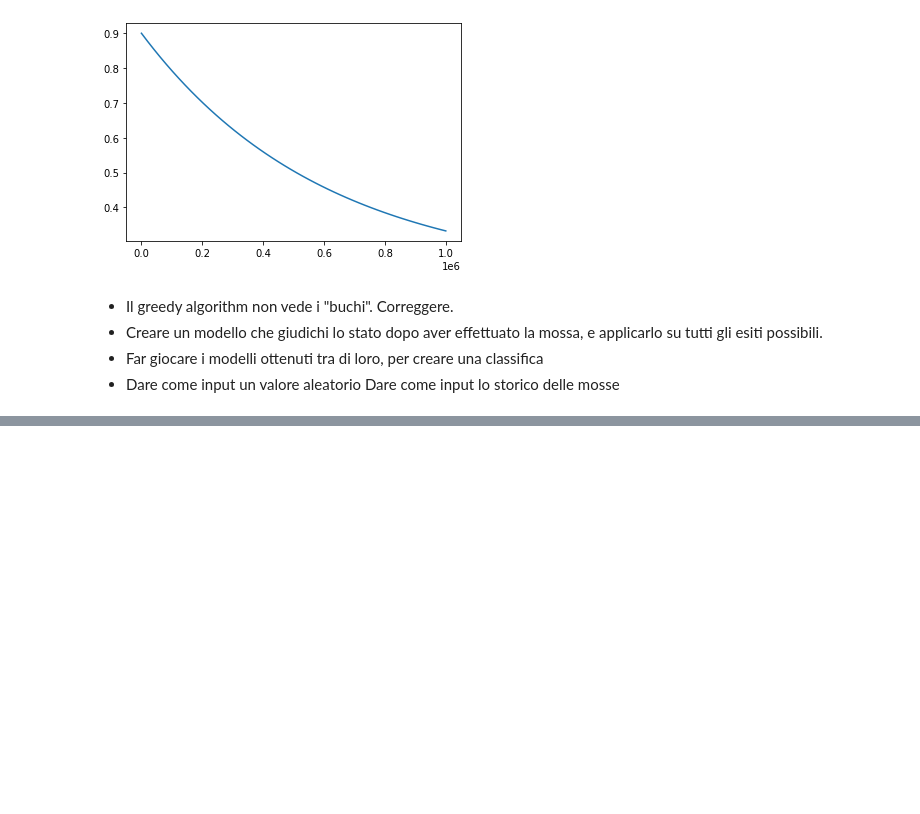
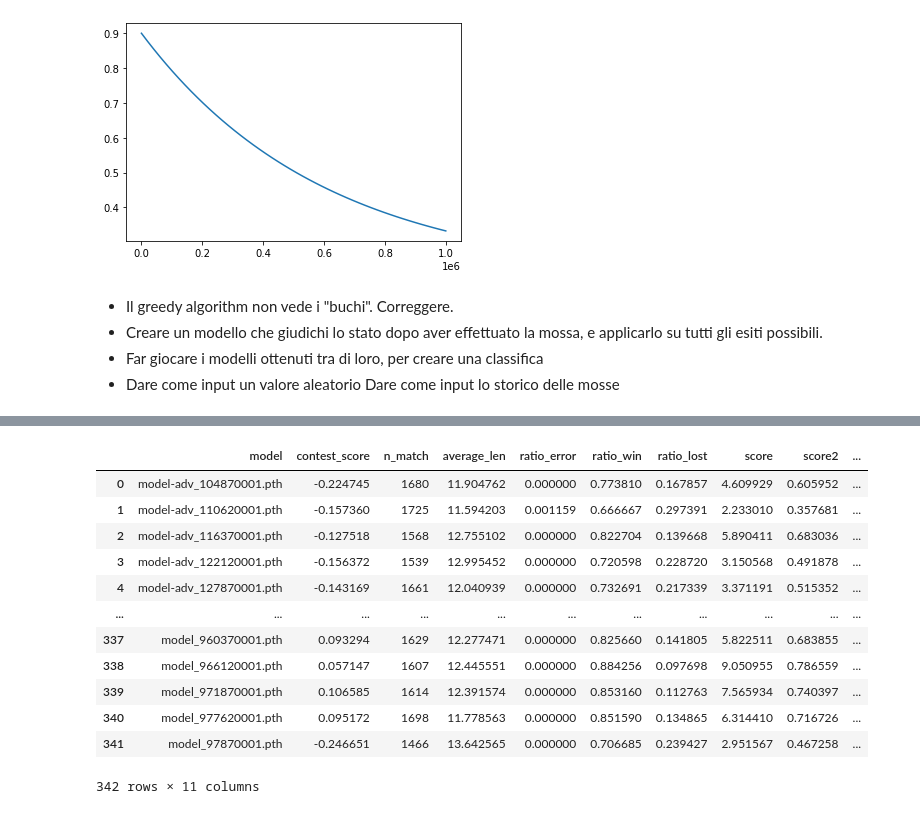
Before and after one commit to itsadeepizza/4inarow, a Jupyter notebook: parametri.ipynb, the cells around one changed output, grey strips where cells are left out. Drawn from its saved outputs; the diff is of its cells as text; code cells hidden in the pictures; blank space fills up the shorter version.

```diff
--- a/parametri.ipynb
+++ b/parametri.ipynb
@@ -40,0 +94,22 @@ ValueError: If using all scalar values, you must pass an index
+# %%
+df_scores = pd.DataFrame([{"model": path.split("\\")[-1].split("/")[-1], **score} for path, score in dic2.items()])
+df_scores
+df_scores["score2"] = df_scores["ratio_win"] -  df_scores["ratio_lost"] -  10*df_scores["ratio_error"]
+compare = pd.merge(df, df_scores, on="model")
+compare["move"] = compare["model"].str.split(".").str[-2].str.split("_").str[-1].astype(int)
+compare["adv"] = compare["model"].str.contains("adv")
+compare
+# %% [output]
+|  | model | contest_score | n_match | average_len | ratio_error | ratio_win | ratio_lost | score | score2 | ... |
+| 0 | model-adv_104870001.pth | -0.224745 | 1680 | 11.904762 | 0.000000 | 0.773810 | 0.167857 | 4.609929 | 0.605952 | ... |
+| 1 | model-adv_110620001.pth | -0.157360 | 1725 | 11.594203 | 0.001159 | 0.666667 | 0.297391 | 2.233010 | 0.357681 | ... |
+| 2 | model-adv_116370001.pth | -0.127518 | 1568 | 12.755102 | 0.000000 | 0.822704 | 0.139668 | 5.890411 | 0.683036 | ... |
+| 3 | model-adv_122120001.pth | -0.156372 | 1539 | 12.995452 | 0.000000 | 0.720598 | 0.228720 | 3.150568 | 0.491878 | ... |
+| 4 | model-adv_127870001.pth | -0.143169 | 1661 | 12.040939 | 0.000000 | 0.732691 | 0.217339 | 3.371191 | 0.515352 | ... |
+| ... | ... | ... | ... | ... | ... | ... | ... | ... | ... | ... |
+| 337 | model_960370001.pth | 0.093294 | 1629 | 12.277471 | 0.000000 | 0.825660 | 0.141805 | 5.822511 | 0.683855 | ... |
+| 338 | model_966120001.pth | 0.057147 | 1607 | 12.445551 | 0.000000 | 0.884256 | 0.097698 | 9.050955 | 0.786559 | ... |
+| 339 | model_971870001.pth | 0.106585 | 1614 | 12.391574 | 0.000000 | 0.853160 | 0.112763 | 7.565934 | 0.740397 | ... |
+| 340 | model_977620001.pth | 0.095172 | 1698 | 11.778563 | 0.000000 | 0.851590 | 0.134865 | 6.314410 | 0.716726 | ... |
+| 341 | model_97870001.pth | -0.246651 | 1466 | 13.642565 | 0.000000 | 0.706685 | 0.239427 | 2.951567 | 0.467258 | ... |
+342 rows × 11 columns
```
Also changed, not shown: parts of 8 cells of this notebook, 4 other files.
